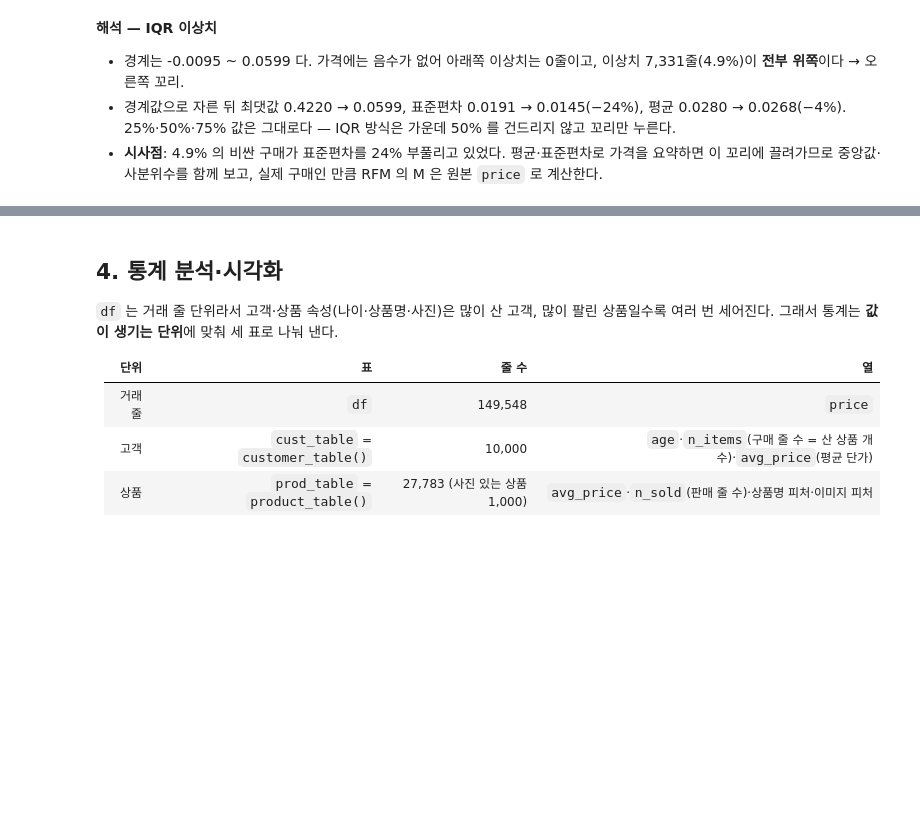
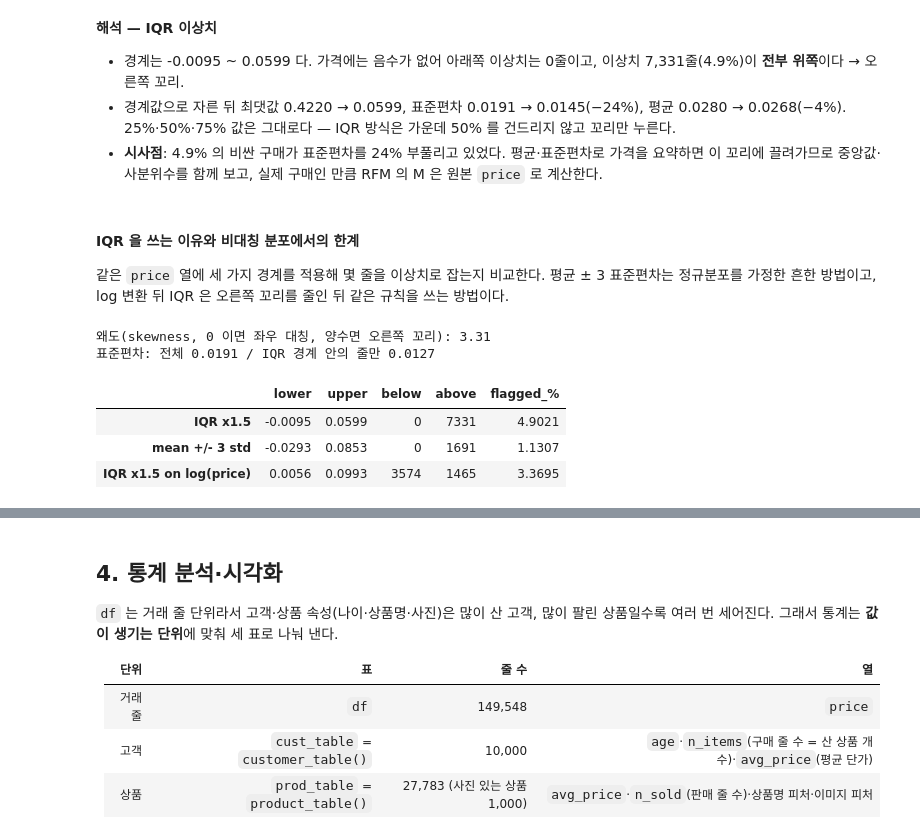
Before and after one commit to sangwoo-codyssey/a1-1-ecommerce-rfm, a Jupyter notebook: notebooks/analysis_report.ipynb, the cells around one changed output, grey strips where cells are left out. Cells and saved outputs as stored; diff of their text form; code cells hidden in the pictures; blank space fills up the shorter version.

```diff
--- a/notebooks/analysis_report.ipynb
+++ b/notebooks/analysis_report.ipynb
@@ -332,3 +425,28 @@ plt.show()
 - 경계는 -0.0095 ~ 0.0599 다. 가격에는 음수가 없어 아래쪽 이상치는 0줄이고, 이상치 7,331줄(4.9%)이 **전부 위쪽**이다 → 오른쪽 꼬리.
 - 경계값으로 자른 뒤 최댓값 0.4220 → 0.0599, 표준편차 0.0191 → 0.0145(−24%), 평균 0.0280 → 0.0268(−4%). 25%·50%·75% 값은 그대로다 — IQR 방식은 가운데 50% 를 건드리지 않고 꼬리만 누른다.
 - **시사점**: 4.9% 의 비싼 구매가 표준편차를 24% 부풀리고 있었다. 평균·표준편차로 가격을 요약하면 이 꼬리에 끌려가므로 중앙값·사분위수를 함께 보고, 실제 구매인 만큼 RFM 의 M 은 원본 `price` 로 계산한다.
+# %% [markdown]
+#### IQR 을 쓰는 이유와 비대칭 분포에서의 한계
+
+같은 `price` 열에 세 가지 경계를 적용해 몇 줄을 이상치로 잡는지 비교한다. 평균 ± 3 표준편차는 정규분포를 가정한 흔한 방법이고, log 변환 뒤 IQR 은 오른쪽 꼬리를 줄인 뒤 같은 규칙을 쓰는 방법이다.
+# %%
+price = df["price"]
+mu, sigma = price.mean(), price.std()
+log_lower, log_upper = iqr_bounds(np.log(price))  # price 는 전부 0 보다 커서 log 를 쓸 수 있다
+compare = pd.DataFrame({
+    "lower": [lower, mu - 3 * sigma, np.exp(log_lower)],
+    "upper": [upper, mu + 3 * sigma, np.exp(log_upper)],
+}, index=["IQR x1.5", "mean +/- 3 std", "IQR x1.5 on log(price)"])
+compare["below"] = [(price < v).sum() for v in compare["lower"]]
+compare["above"] = [(price > v).sum() for v in compare["upper"]]
+compare["flagged_%"] = (compare["below"] + compare["above"]) / len(price) * 100
+print(f"왜도(skewness, 0 이면 좌우 대칭, 양수면 오른쪽 꼬리): {price.skew():.2f}")
+print(f"표준편차: 전체 {sigma:.4f} / IQR 경계 안의 줄만 {price[price.between(lower, upper)].std():.4f}")
+compare.round(4)
+# %% [output]
+왜도(skewness, 0 이면 좌우 대칭, 양수면 오른쪽 꼬리): 3.31
+표준편차: 전체 0.0191 / IQR 경계 안의 줄만 0.0127
+|  | lower | upper | below | above | flagged_% |
+| IQR x1.5 | -0.0095 | 0.0599 | 0 | 7331 | 4.9021 |
+| mean +/- 3 std | -0.0293 | 0.0853 | 0 | 1691 | 1.1307 |
+| IQR x1.5 on log(price) | 0.0056 | 0.0993 | 3574 | 1465 | 3.3695 |
```
Also changed, not shown: parts of 10 cells of this notebook, 1 other file.
